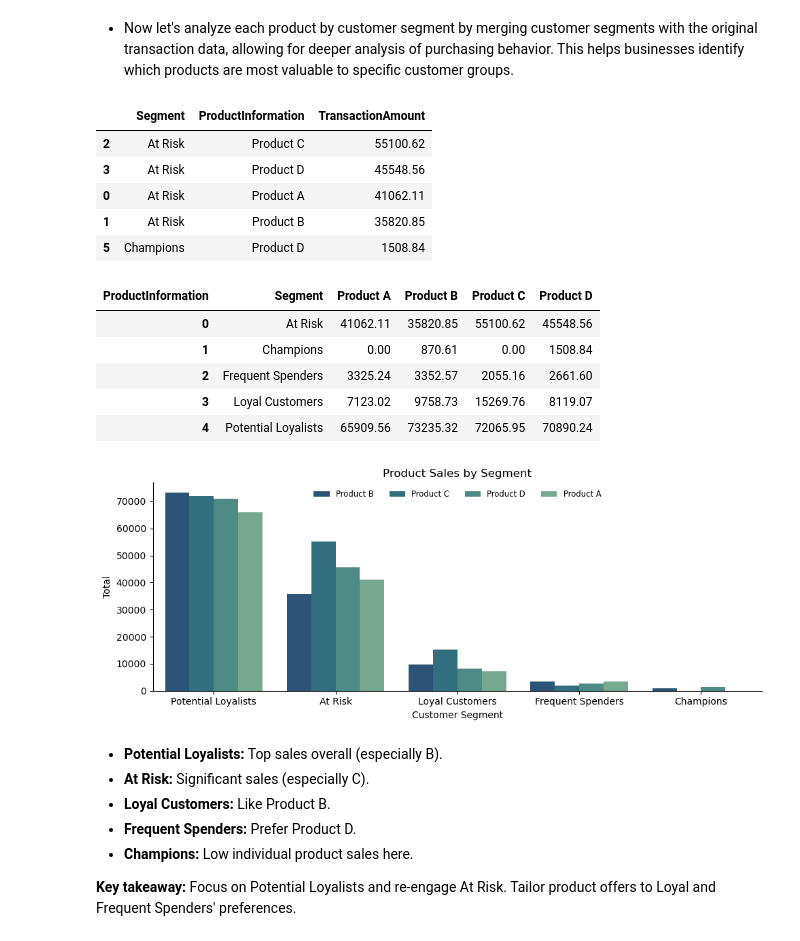
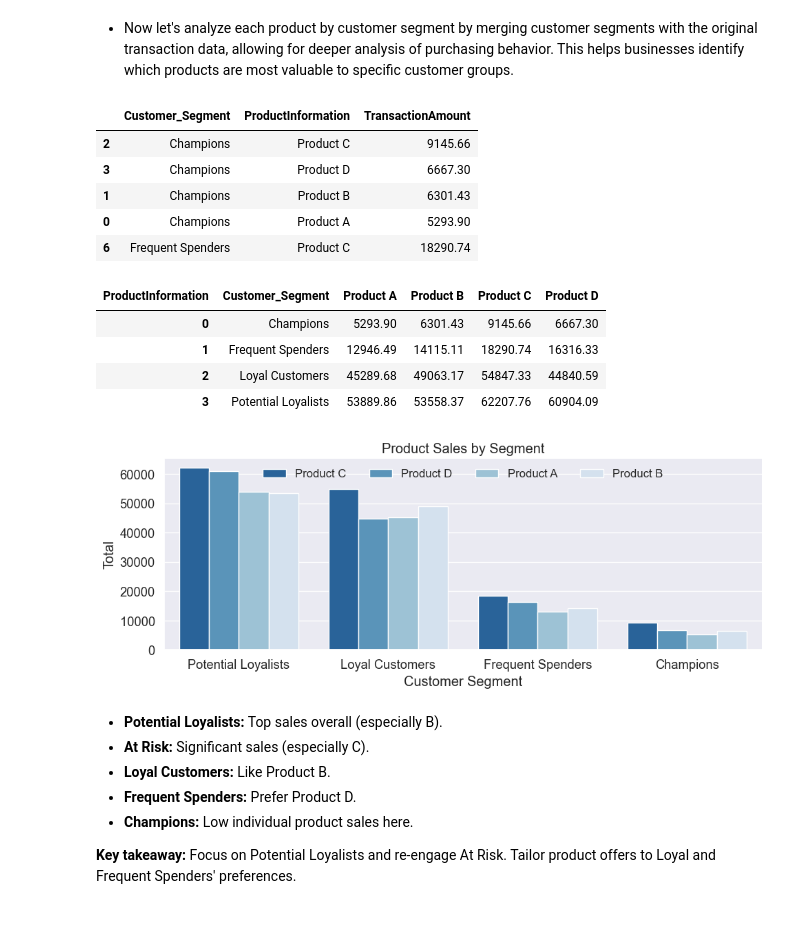
Before and after one commit to modyreturn/RFM-Analysis, a Jupyter notebook: RFM_Analysis.ipynb, the cells around one changed output. Drawn from its saved outputs; the diff is of its cells as text; code cells hidden in the pictures.

```diff
--- a/RFM_Analysis.ipynb
+++ b/RFM_Analysis.ipynb
@@ -179,0 +155,15 @@ rfm_df.head()
+# %%
+# create a column for customer segment based on RFM Overall score
+def rfm_segment(row):
+    if row['RFM_Overall'] >= 12:
+        return 'Champions'
+    elif row['RFM_Overall'] >= 9:
+        return 'Loyal Customers'
+    elif row['RFM_Overall'] >= 6:
+        return 'Potential Loyalists'
+    elif row['RFM_Overall'] >= 3:
+        return 'Frequent Spenders'
+    else:
+        return 'At Risk'
+rfm_df['Customer_Segment'] = rfm_df.apply(rfm_segment, axis=1)
+rfm_df.head()
@@ -441,51 +437,52 @@ plt.show()
 -   Now let's analyze each product by customer segment by merging customer segments with the original transaction data, allowing for deeper analysis of purchasing behavior. This helps businesses identify which products are most valuable to specific customer groups.
 # %%
 # let's merge segment data with original transactions
-segment_products = df.merge(rfm_df[['CustomerID', 'Segment']], on='CustomerID')
+segment_products = df.merge(rfm_df[['CustomerID', 'Customer_Segment']], on='CustomerID')
 
 # now aggregate product sales by segment
-segment_products = segment_products.groupby(['Segment', 'ProductInformation'])['TransactionAmount'].sum().reset_index()
-segment_products = segment_products.sort_values(['Segment', 'TransactionAmount'], ascending=[True, False]).round(2)
+segment_products = segment_products.groupby(['Customer_Segment', 'ProductInformation'])['TransactionAmount'].sum().reset_index()
+segment_products = segment_products.sort_values(['Customer_Segment', 'TransactionAmount'], ascending=[True, False]).round(2)
 
 segment_products.head()
 # %% [output]
-|  | Segment | ProductInformation | TransactionAmount |
-| 2 | At Risk | Product C | 55100.62 |
-| 3 | At Risk | Product D | 45548.56 |
-| 0 | At Risk | Product A | 41062.11 |
-| 1 | At Risk | Product B | 35820.85 |
-| 5 | Champions | Product D | 1508.84 |
+|  | Customer_Segment | ProductInformation | TransactionAmount |
+| 2 | Champions | Product C | 9145.66 |
+| 3 | Champions | Product D | 6667.30 |
+| 1 | Champions | Product B | 6301.43 |
+| 0 | Champions | Product A | 5293.90 |
+| 6 | Frequent Spenders | Product C | 18290.74 |
 # %%
-segment_count = segment_products.pivot_table(index='Segment', columns='ProductInformation', values='TransactionAmount', aggfunc='sum')
+segment_count = segment_products.pivot_table(index='Customer_Segment', columns='ProductInformation', values='TransactionAmount', aggfunc='sum')
 segment_count = segment_count.fillna(0).reset_index()
 
 segment_count
 # %% [output]
-| ProductInformation | Segment | Product A | Product B | Product C | Product D |
-| 0 | At Risk | 41062.11 | 35820.85 | 55100.62 | 45548.56 |
-| 1 | Champions | 0.00 | 870.61 | 0.00 | 1508.84 |
-| 2 | Frequent Spenders | 3325.24 | 3352.57 | 2055.16 | 2661.60 |
-| 3 | Loyal Customers | 7123.02 | 9758.73 | 15269.76 | 8119.07 |
-| 4 | Potential Loyalists | 65909.56 | 73235.32 | 72065.95 | 70890.24 |
+| ProductInformation | Customer_Segment | Product A | Product B | Product C | Product D |
+| 0 | Champions | 5293.90 | 6301.43 | 9145.66 | 6667.30 |
+| 1 | Frequent Spenders | 12946.49 | 14115.11 | 18290.74 | 16316.33 |
+| 2 | Loyal Customers | 45289.68 | 49063.17 | 54847.33 | 44840.59 |
+| 3 | Potential Loyalists | 53889.86 | 53558.37 | 62207.76 | 60904.09 |
 # %%
 plt.figure(figsize=(10, 4))
-sns.barplot(data=segment_count.melt(id_vars='Segment').sort_values('value', ascending=False),
-            x='Segment',
+sns.barplot(data=segment_count.melt(id_vars='Customer_Segment').sort_values('value', ascending=False),
+            x='Customer_Segment',
             y='value',
             hue='ProductInformation',
-            palette='crest_r'
+            palette='Blues_r'
             )
+
+
 plt.title('Product Sales by Segment')
 plt.xlabel('Customer Segment')
 plt.ylabel('Total')
 plt.xticks(rotation=0)
 plt.legend(loc='upper center', fontsize='small', ncol=4, framealpha=0)
 
 sns.despine()
 plt.tight_layout()
 plt.show()
 # %% [output]
-[figure, old version]
+[figure, new version]
 # %% [markdown]
 
 * **Potential Loyalists:** Top sales overall (especially B).
```
Also changed, not shown: parts of 14 cells of this notebook, 1 other file.
